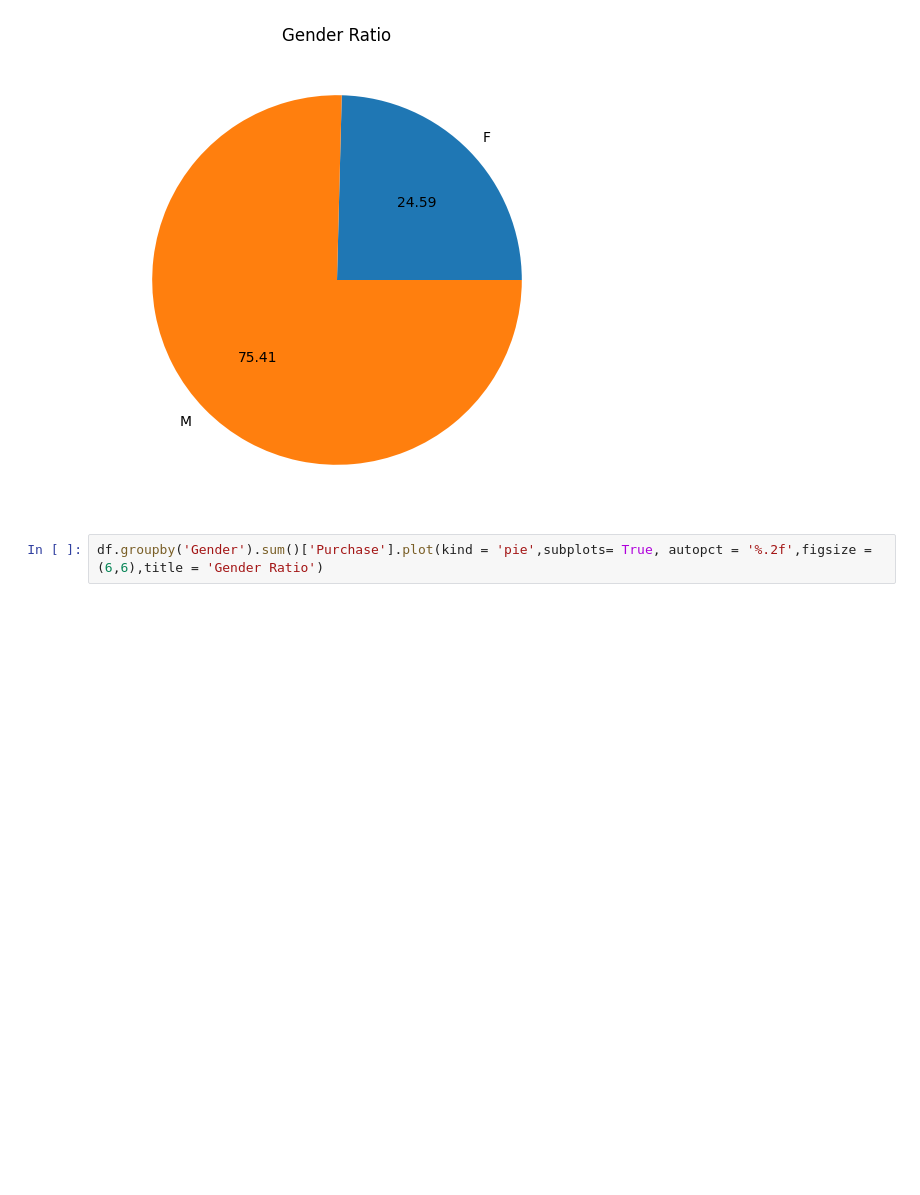
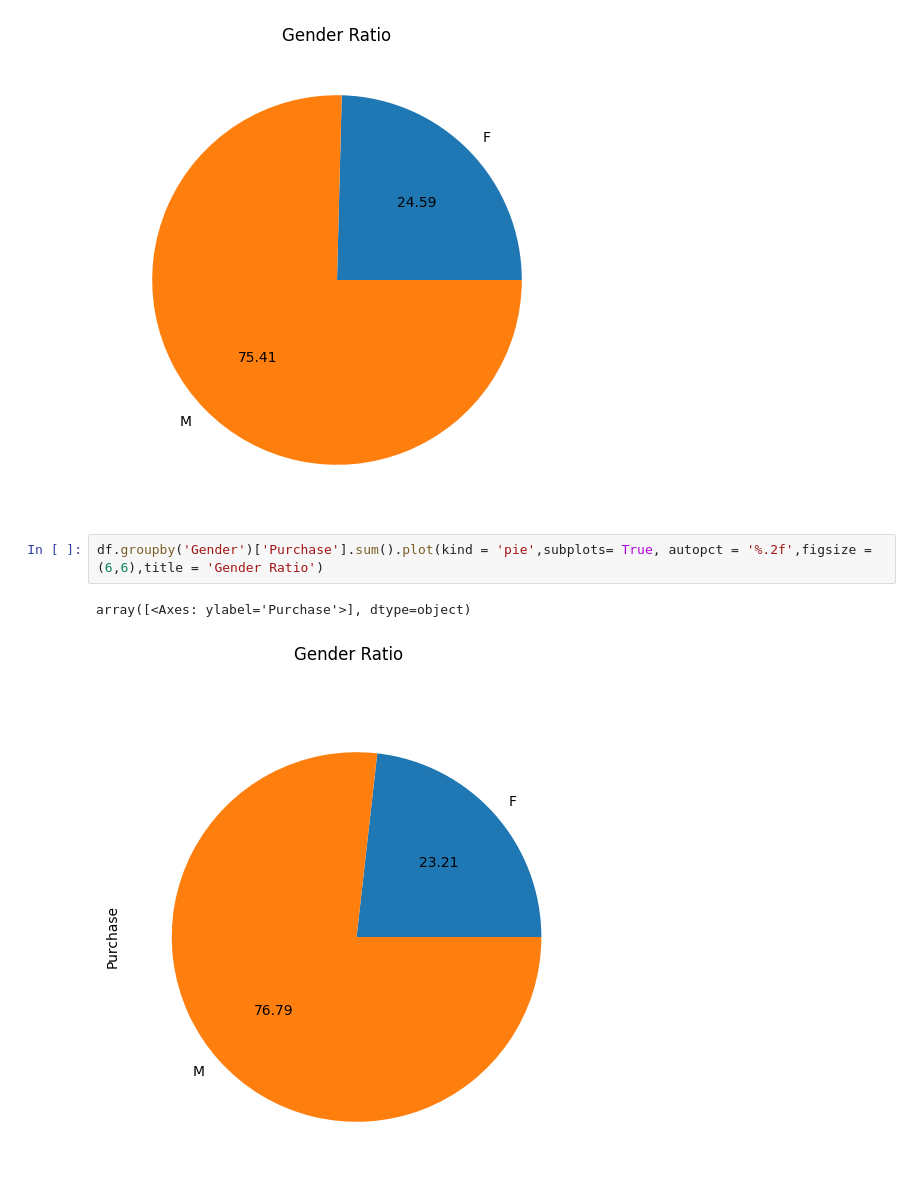
Before and after one commit to Bikash61/Data-Analyst-Projects-, a Jupyter notebook: BLACK FRIDAY/Analyzing Gender.ipynb, the cells around one changed output. Saved outputs shown, nothing was run; the diff lists cells and outputs as text; blank space fills up the shorter version.

```diff
--- a/BLACK FRIDAY/Analyzing Gender.ipynb
+++ b/BLACK FRIDAY/Analyzing Gender.ipynb
@@ -101,4 +101,7 @@ df.groupby('Gender').size().plot(kind = 'pie', autopct = '%.2f',figsize = (6,6),
 <Axes: title={'center': 'Gender Ratio'}>
 [figure]
 # %%
-df.groupby('Gender').sum()['Purchase'].plot(kind = 'pie',subplots= True, autopct = '%.2f',figsize = (6,6),title = 'Gender Ratio')
+df.groupby('Gender')['Purchase'].sum().plot(kind = 'pie',subplots= True, autopct = '%.2f',figsize = (6,6),title = 'Gender Ratio')
+# %% [output]
+array([<Axes: ylabel='Purchase'>], dtype=object)
+[figure, added]
```
